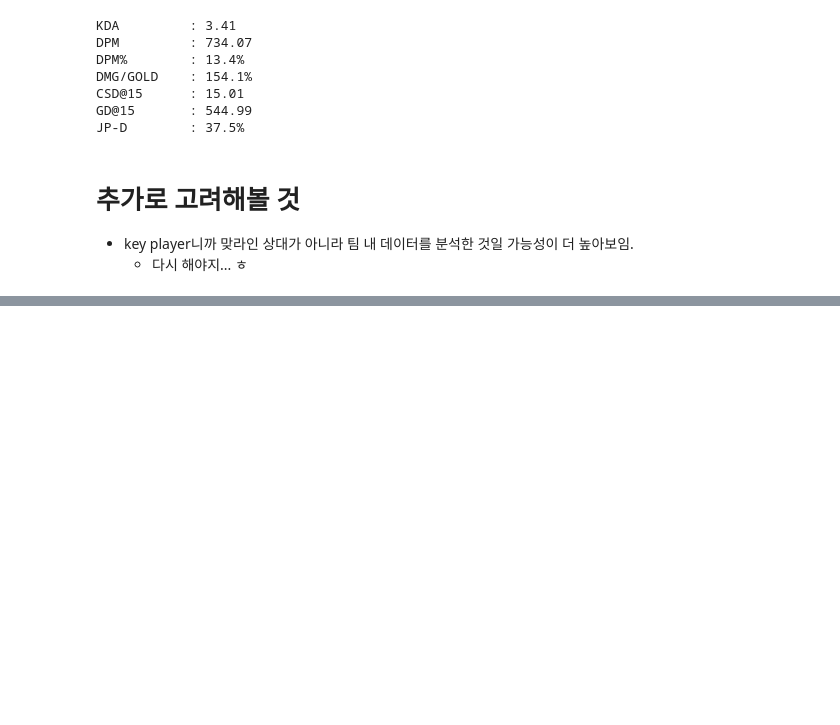
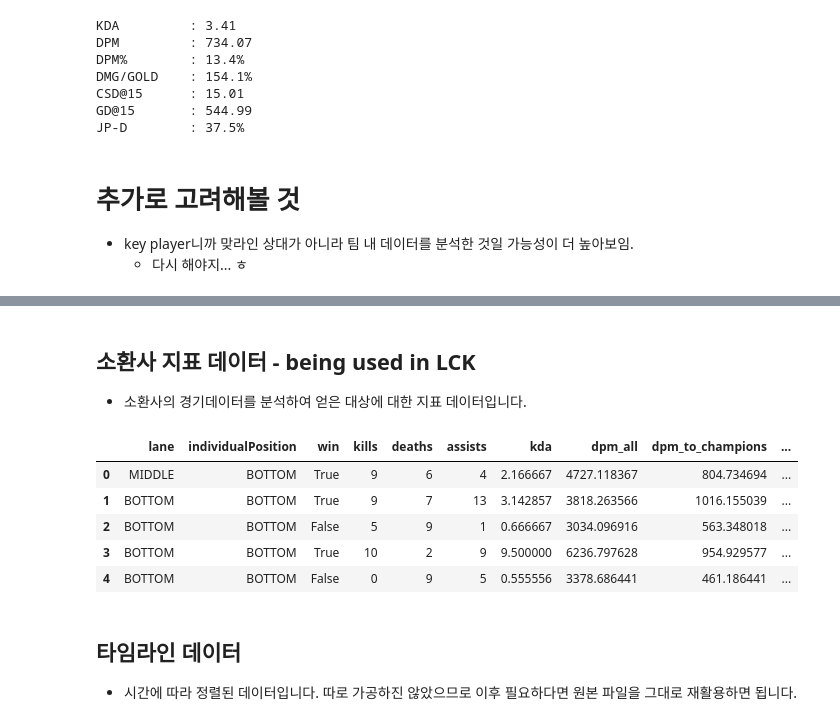
Before and after one commit to uowol/Project_LoLStatistics, a Jupyter notebook: LCK따라잡기.ipynb, the cells around one changed output, grey strips where cells are left out. Cells and saved outputs as stored; diff of their text form; code cells hidden in the pictures; blank space fills up the shorter version.

Commit message:
add progammers' stat data

```diff
--- a/LCK따라잡기.ipynb
+++ b/LCK따라잡기.ipynb
@@ -362,12 +362,15 @@ list_csd = []
 list_gd = []
 list_jp_d = []
 
+list_index_invalid = []
+
 # 반복문을 활용하여 모든 경기에 대한 분석을 진행합니다.
 for match_index in range(match_length):
     ### 맞라인 상대와 각 팀 정글러의 index 구하기 ###
     summoner_position = data.individualPosition[match_index]    # 소환사의 포지션을 확인합니다.
-    if summoner_position == "invalid": continue                 # 소환사의 포지션이 invalid 즉, 다른 모드의 케이스는 무시합니다.
-
+    if summoner_position == "invalid":                          # 소환사의 포지션이 invalid 즉, 다른 모드의 케이스는 무시합니다.
+        list_index_invalid.append(match_index)
+        continue
     # 따라서 다른 소환사의 데이터를 다루기 위해 새로운 변수를 선언합니다.
     participant = df_participants.iloc[match_index*10: match_index*10+10].reset_index() # 해당 경기의 소환사들의 데이터를 불러옵니다.
 
@@ -390,7 +393,9 @@ for match_index in range(match_length):
     ### CSD 구하기 ###
     # 'match_index' 번째 경기의 tl_info로부터 't 분' 시점의 '참가자들의 데이터'를 가져옵니다.
     tl_participants_frames          = [tl_info[match_index][t]["participantFrames"] for t in range(len(tl_info[match_index]))]
-    if len(tl_participants_frames) <= 15 : continue                 # 15분 전에 끝난 경기는 무시합니다.
+    if len(tl_participants_frames) <= 15 :                          # 15분 전에 끝난 경기는 무시합니다.
+        list_index_invalid.append(match_index)
+        continue
     tl_15_participants_frames       = tl_participants_frames[15]    # 15분 데이터
     df_tl_15_participants_frames    = pd.json_normalize([tl_15_participants_frames[str(x+1)] for x in range(10)])
 
@@ -501,0 +525,5 @@ JP-D        : 37.5%
+# %%
+data_match = data
+with open("data/{summoner_name}/match.json".format(summoner_name = summoner_name), 'w') as outfile:
+    json.dump(pd.DataFrame.to_json(data_match), outfile, indent=4)
+data_match.head()
@@ -501,0 +538,23 @@ JP-D        : 37.5%
+# %% [markdown]
+## 소환사 지표 데이터 - being used in LCK
+- 소환사의 경기데이터를 분석하여 얻은 대상에 대한 지표 데이터입니다.
+# %%
+# 유효한 경기만 저장하기 위해서 mask로 한 번 걸러줍니다.
+mask_valid = [not idx in list_index_invalid for idx in range(100)]
+data_lck_stat = pd.concat([data_position, data_kda, data_dpm, data_dmg_by_gold, data_dmg_per], axis=1)[mask_valid].reset_index()
+del data_lck_stat["index"]   # index를 0분터 다시 설정해주고 이전 index는 삭제합니다.
+
+data_lck_stat = pd.concat([data_lck_stat, data_csd, data_gd, data_jp_d], axis=1)
+with open("data/{summoner_name}/lck_stat.json".format(summoner_name = summoner_name), 'w') as outfile:
+    json.dump(pd.DataFrame.to_json(data_lck_stat), outfile, indent=2)
+data_lck_stat.head()
+# %% [output]
+|  | lane | individualPosition | win | kills | deaths | assists | kda | dpm_all | dpm_to_champions | ... |
+| 0 | MIDDLE | BOTTOM | True | 9 | 6 | 4 | 2.166667 | 4727.118367 | 804.734694 | ... |
+| 1 | BOTTOM | BOTTOM | True | 9 | 7 | 13 | 3.142857 | 3818.263566 | 1016.155039 | ... |
+| 2 | BOTTOM | BOTTOM | False | 5 | 9 | 1 | 0.666667 | 3034.096916 | 563.348018 | ... |
+| 3 | BOTTOM | BOTTOM | True | 10 | 2 | 9 | 9.500000 | 6236.797628 | 954.929577 | ... |
+| 4 | BOTTOM | BOTTOM | False | 0 | 9 | 5 | 0.555556 | 3378.686441 | 461.186441 | ... |
+# %% [markdown]
+## 타임라인 데이터
+- 시간에 따라 정렬된 데이터입니다. 따로 가공하진 않았으므로 이후 필요하다면 원본 파일을 그대로 재활용하면 됩니다.
```
Also changed, not shown: parts of 7 cells of this notebook.
